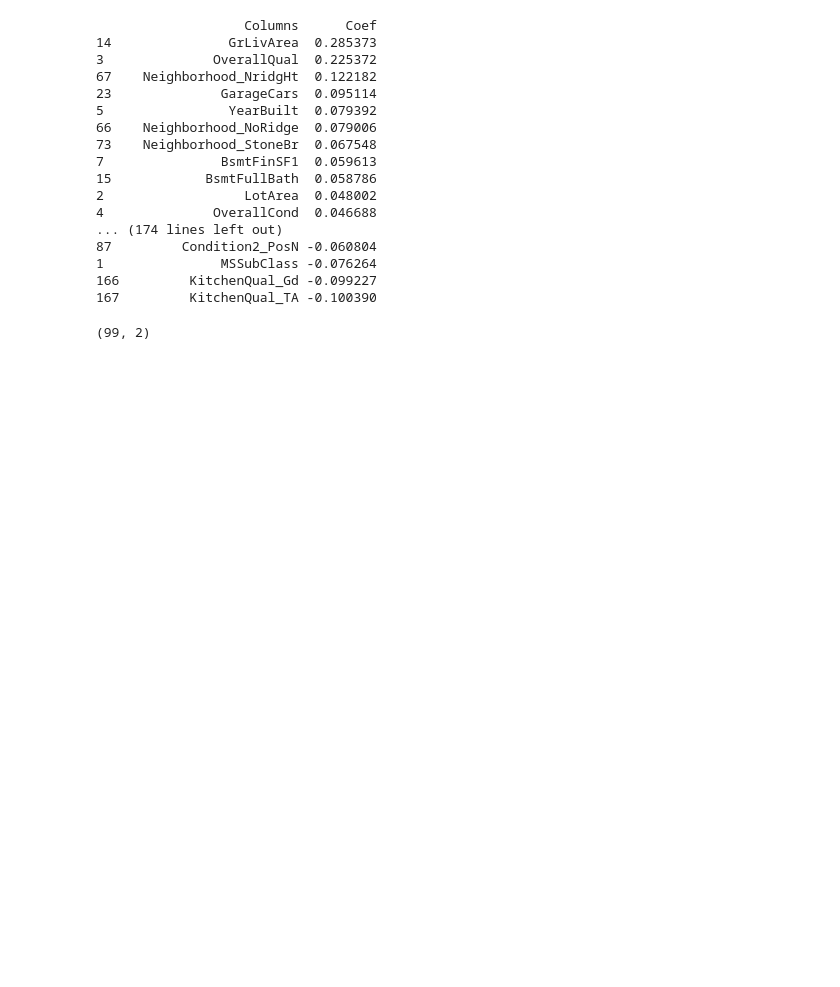
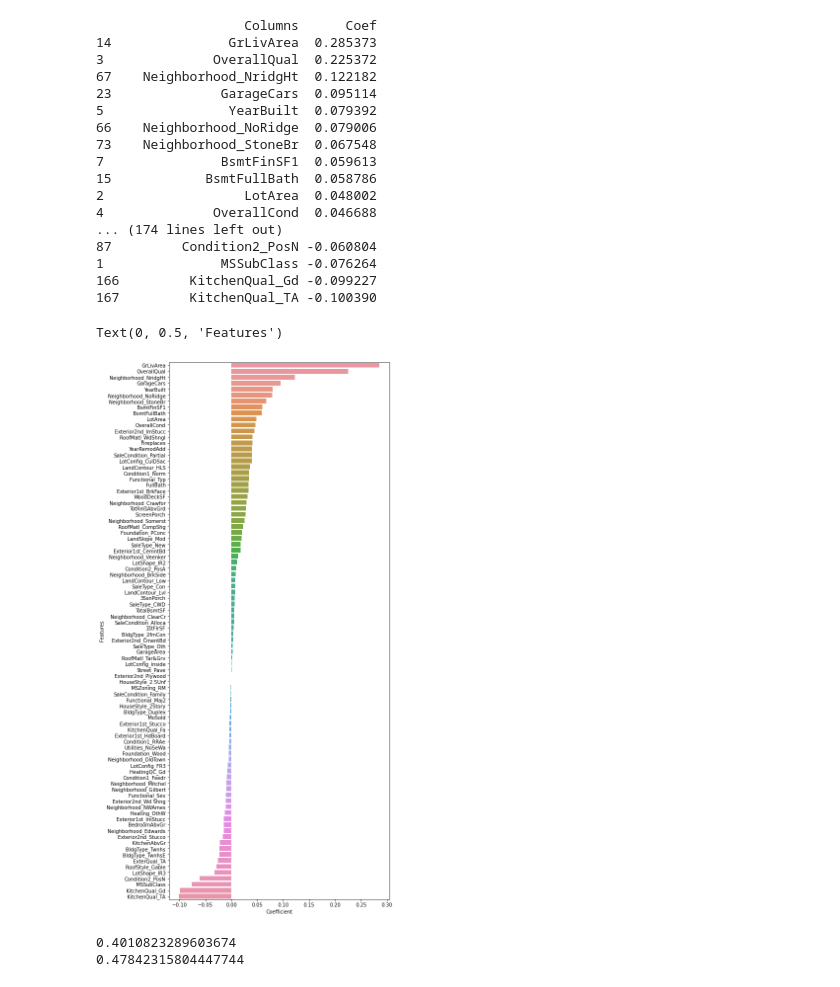
Before and after one commit to muditsharma1234/Machine-Learning-Basics, a Jupyter notebook: 2022_05 Advanced Linear Regression/2022_05 Advanced Linear Regression.ipynb, the cells around one changed output. Saved outputs shown, nothing was run; the diff lists cells and outputs as text; code cells hidden in the pictures; blank space fills up the shorter version.

Commit message:
Lasso and Ridge

```diff
--- a/2022_05 Advanced Linear Regression/2022_05 Advanced Linear Regression.ipynb
+++ b/2022_05 Advanced Linear Regression/2022_05 Advanced Linear Regression.ipynb
@@ -378,5 +403,27 @@ print(lasso_coef_sorted.to_string())
 167         KitchenQual_TA -0.100390
 # %%
 lasso_coef_sorted.loc[lasso_coef_sorted.Coef==0].shape
+
+lasso_coef_filtered = lasso_coef_sorted.loc[lasso_coef_sorted.Coef!=0]
-# %% [output]
-(99, 2)
+# %%
+plt.figure(figsize = (8,20))
+sns.barplot(x = 'Coef',y = 'Columns', data = lasso_coef_filtered)
+plt.xlabel('Coefficient')
+plt.ylabel('Features')
+# %% [output]
+Text(0, 0.5, 'Features')
+[figure, added]
+# %%
+from sklearn.linear_model import ElasticNet
+enet = ElasticNet(alpha = 1.01, l1_ratio = 0.01, max_iter = 2000)
+enet.fit(X_train,y_train)
+ypred = enet.predict(X_train)
+rmse_train = rmse(ypred,y_train)
+print(rmse_train)
+
+ypred = enet.predict(X_test)
+rmse_test = rmse(ypred,y_test)
+print(rmse_test)
+# %% [output]
+0.4010823289603674
+0.47842315804447744
```
Also changed, not shown: parts of 29 cells of this notebook.
